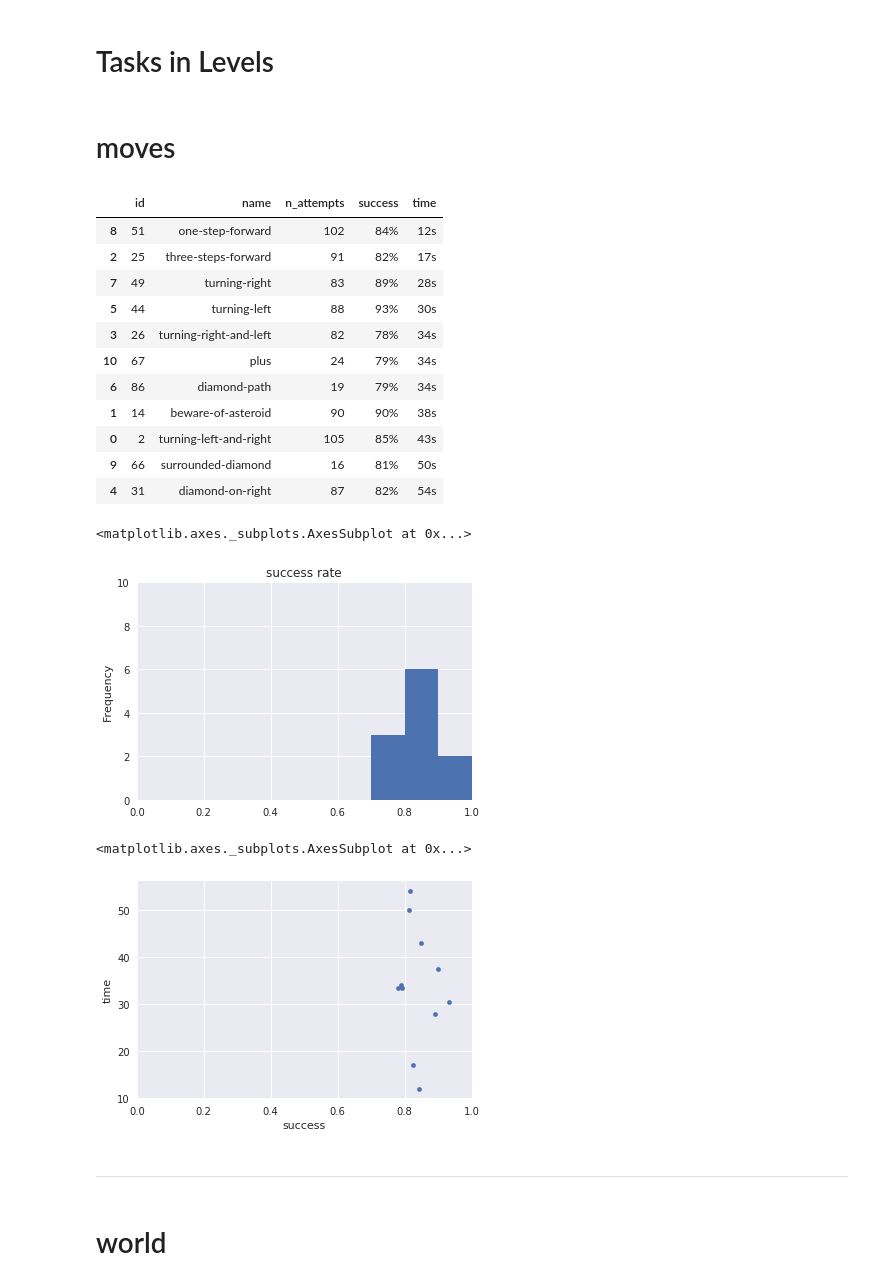
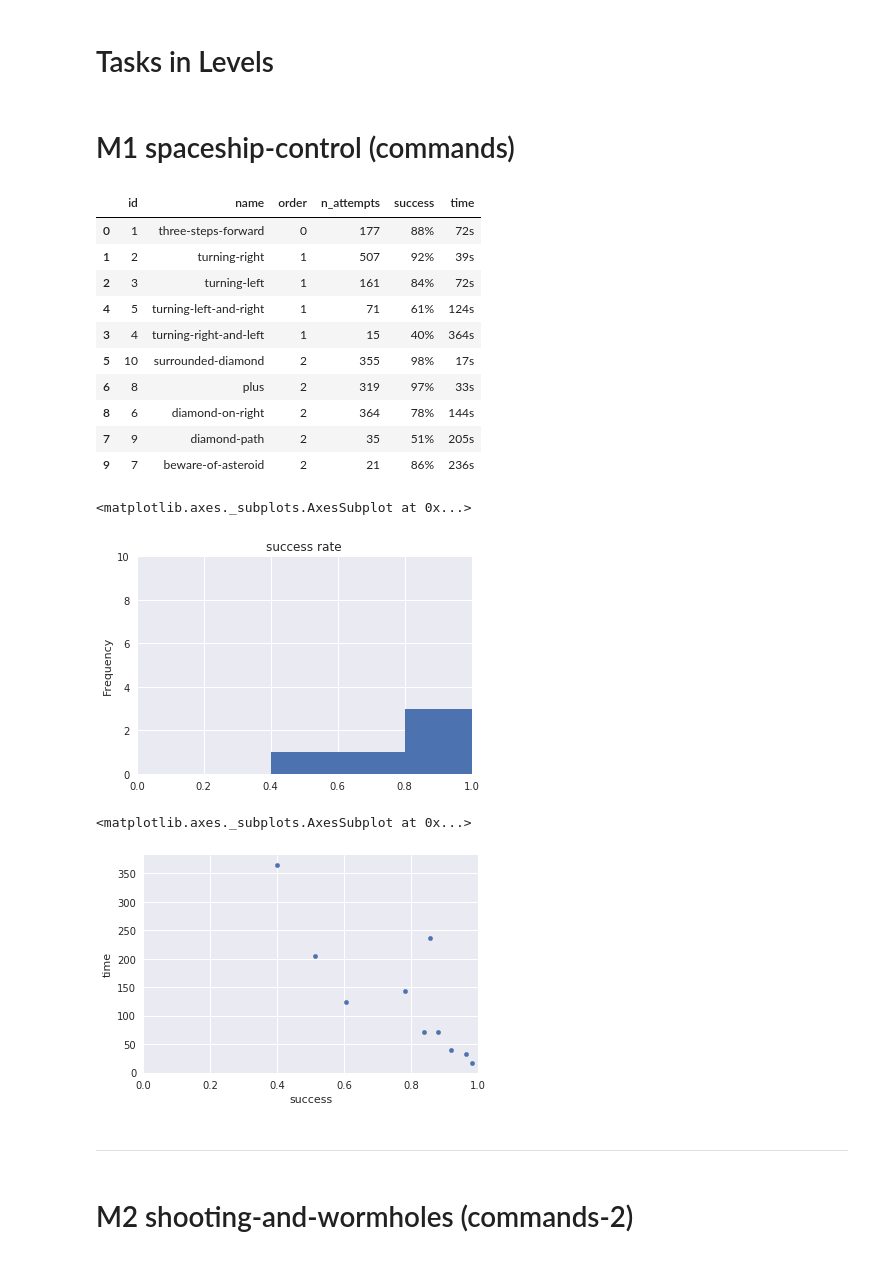
Before and after one commit to adaptive-learning/robomission, a Jupyter notebook: backend/monitoring/notebooks/monitoring_template.ipynb, the cells around one changed output. Cells and saved outputs as stored; diff of their text form; code cells hidden in the pictures.

```diff
--- a/backend/monitoring/notebooks/monitoring_template.ipynb
+++ b/backend/monitoring/notebooks/monitoring_template.ipynb
@@ -16,5 +16,5 @@ sns.set()
 pd.options.display.float_format = '{:.2f}'.format
 # %%
 # Load data from local cache, fetch and store if not available.
-data = get_production_data('2018-01-13')
+data = get_production_data('2018-03-22')
 # %% [output]
@@ -113,11 +118,12 @@ tasks.plot.scatter(x='success', y='time', logy=True)
 # %%
-grouped_tasks = tasks.groupby('level')
-metrics = pd.DataFrame(OrderedDict(
+grouped_tasks = tasks.groupby('mission')
+missions = pd.DataFrame(OrderedDict(
+    order=grouped_tasks['level'].min(),
     time=grouped_tasks.time.median(), # median of medians
     success=grouped_tasks.success.mean(),
     n_attempts=grouped_tasks.n_attempts.sum(),
     n_solved=grouped_tasks.n_solved.sum(),
-))
-levels = data['levels'].merge(metrics, left_on='name', right_index=True)
-display_level_overview(levels)
+)).reset_index()
+missions = missions.rename(columns={'mission': 'name'})
+display_level_overview(missions)
 # %% [output]
@@ -136,49 +142,48 @@ display_level_overview(levels)
 # %%
 def display_plot(ax):
     display(ax)
     plt.show()  # forcing to display here
 
 def display_success_rate_hist(tasks):
     ax = tasks.success.plot.hist(
         bins=np.linspace(0, 1, 11),
         title='success rate')
     ax.set_xlim(0, 1)
     ax.set_ylim(0, 10)
     display_plot(ax)
 
 def display_time_vs_success(tasks):
     ax = tasks.plot.scatter(x='success', y='time')
     ax.set_xlim(0, 1)
     display_plot(ax)
 
 def analyze_level(name):
-    ts = tasks[tasks.level == name]
-    ts = ts[['name', 'n_attempts', 'success', 'time']]
+    ts = tasks[tasks.mission == name]
+    ts = ts[['name', 'order', 'n_attempts', 'success', 'time']]
     display(Markdown('# {name}'.format(name=name)))
-    display_level_overview(ts, order_by='time')
+    display_level_overview(ts, order_by=['order', 'time'])
     display_success_rate_hist(ts)
     display_time_vs_success(ts)
     display(Markdown('-----'))
 
-for name in levels.name:
+for name in missions.name:
     analyze_level(name)
 # %% [output]
-# moves
+# M1 spaceship-control (commands)
-|  | id | name | n_attempts | success | time |
-| 8 | 51 | one-step-forward | 102 | 84% | 12s |
-| 2 | 25 | three-steps-forward | 91 | 82% | 17s |
-| 7 | 49 | turning-right | 83 | 89% | 28s |
-| 5 | 44 | turning-left | 88 | 93% | 30s |
-| 3 | 26 | turning-right-and-left | 82 | 78% | 34s |
-| 10 | 67 | plus | 24 | 79% | 34s |
-| 6 | 86 | diamond-path | 19 | 79% | 34s |
-| 1 | 14 | beware-of-asteroid | 90 | 90% | 38s |
-| 0 | 2 | turning-left-and-right | 105 | 85% | 43s |
-| 9 | 66 | surrounded-diamond | 16 | 81% | 50s |
-| 4 | 31 | diamond-on-right | 87 | 82% | 54s |
+|  | id | name | order | n_attempts | success | time |
+| 0 | 1 | three-steps-forward | 0 | 177 | 88% | 72s |
+| 1 | 2 | turning-right | 1 | 507 | 92% | 39s |
+| 2 | 3 | turning-left | 1 | 161 | 84% | 72s |
+| 4 | 5 | turning-left-and-right | 1 | 71 | 61% | 124s |
+| 3 | 4 | turning-right-and-left | 1 | 15 | 40% | 364s |
+| 5 | 10 | surrounded-diamond | 2 | 355 | 98% | 17s |
+| 6 | 8 | plus | 2 | 319 | 97% | 33s |
+| 8 | 6 | diamond-on-right | 2 | 364 | 78% | 144s |
+| 7 | 9 | diamond-path | 2 | 35 | 51% | 205s |
+| 9 | 7 | beware-of-asteroid | 2 | 21 | 86% | 236s |
 <matplotlib.axes._subplots.AxesSubplot at 0x...>
-[figure, old version]
+[figure, new version]
 <matplotlib.axes._subplots.AxesSubplot at 0x...>
-[figure, old version]
+[figure, new version]
 -----
-# world
+# M2 shooting-and-wormholes (commands-2)
```
Also changed, not shown: parts of 14 cells of this notebook, 1 other file.
